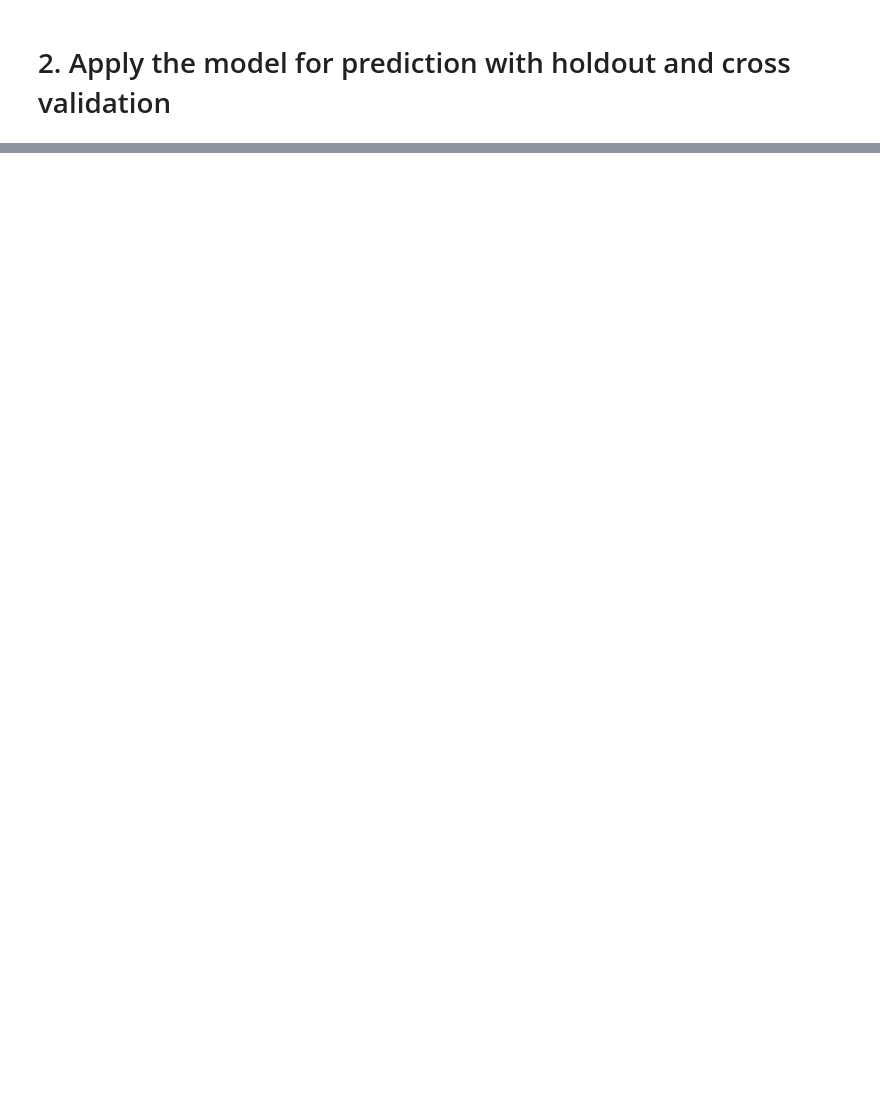
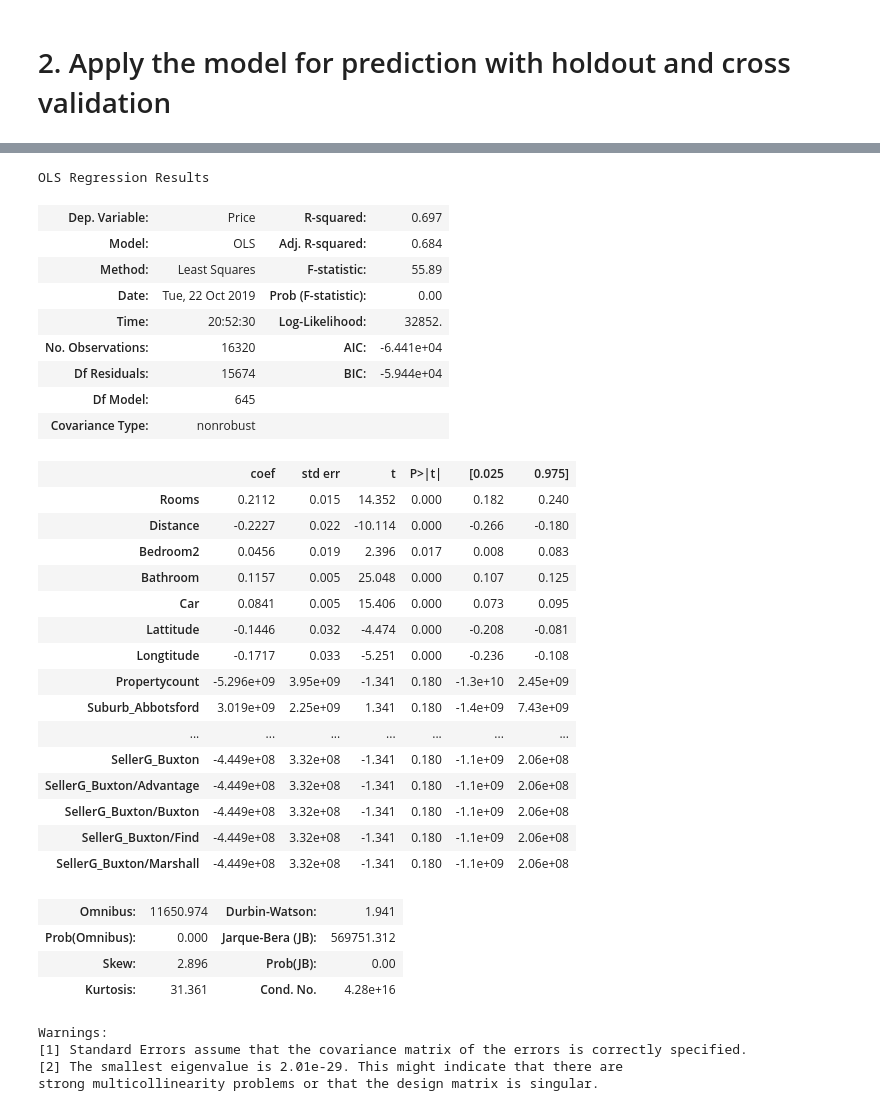
Before and after one commit to duy8498874/Linear-Regression, a Jupyter notebook: Regression_Assignment.ipynb, the cells around one changed output, grey strips where cells are left out. Drawn from its saved outputs; the diff is of its cells as text; code cells hidden in the pictures; blank space fills up the shorter version.

```diff
--- a/Regression_Assignment.ipynb
+++ b/Regression_Assignment.ipynb
@@ -301,0 +293,2 @@ data2.head()
+# %%
+data_train_target=data_train['Price']
@@ -301,0 +301,5 @@ data2.head()
+# %%
+X = data_train
+y = data_train_target
+# %%
+model = sm.OLS(y, X).fit()
@@ -301,0 +308,2 @@ data2.head()
+# %%
+pd.options.display.float_format = '{:.5f}'.format
@@ -301,0 +350,37 @@ data2.head()
+# %%
+model.summary()
+# %% [output]
+OLS Regression Results
+| Dep. Variable: | Price | R-squared: | 0.697 |
+| Model: | OLS | Adj. R-squared: | 0.684 |
+| Method: | Least Squares | F-statistic: | 55.89 |
+| Date: | Tue, 22 Oct 2019 | Prob (F-statistic): | 0.00 |
+| Time: | 20:52:30 | Log-Likelihood: | 32852. |
+| No. Observations: | 16320 | AIC: | -6.441e+04 |
+| Df Residuals: | 15674 | BIC: | -5.944e+04 |
+| Df Model: | 645 |  |  |
+| Covariance Type: | nonrobust |  |  |
+|  | coef | std err | t | P>|t| | [0.025 | 0.975] |
+| Rooms | 0.2112 | 0.015 | 14.352 | 0.000 | 0.182 | 0.240 |
+| Distance | -0.2227 | 0.022 | -10.114 | 0.000 | -0.266 | -0.180 |
+| Bedroom2 | 0.0456 | 0.019 | 2.396 | 0.017 | 0.008 | 0.083 |
+| Bathroom | 0.1157 | 0.005 | 25.048 | 0.000 | 0.107 | 0.125 |
+| Car | 0.0841 | 0.005 | 15.406 | 0.000 | 0.073 | 0.095 |
+| Lattitude | -0.1446 | 0.032 | -4.474 | 0.000 | -0.208 | -0.081 |
+| Longtitude | -0.1717 | 0.033 | -5.251 | 0.000 | -0.236 | -0.108 |
+| Propertycount | -5.296e+09 | 3.95e+09 | -1.341 | 0.180 | -1.3e+10 | 2.45e+09 |
+| Suburb_Abbotsford | 3.019e+09 | 2.25e+09 | 1.341 | 0.180 | -1.4e+09 | 7.43e+09 |
+| ... | ... | ... | ... | ... | ... | ... |
+| SellerG_Buxton | -4.449e+08 | 3.32e+08 | -1.341 | 0.180 | -1.1e+09 | 2.06e+08 |
+| SellerG_Buxton/Advantage | -4.449e+08 | 3.32e+08 | -1.341 | 0.180 | -1.1e+09 | 2.06e+08 |
+| SellerG_Buxton/Buxton | -4.449e+08 | 3.32e+08 | -1.341 | 0.180 | -1.1e+09 | 2.06e+08 |
+| SellerG_Buxton/Find | -4.449e+08 | 3.32e+08 | -1.341 | 0.180 | -1.1e+09 | 2.06e+08 |
+| SellerG_Buxton/Marshall | -4.449e+08 | 3.32e+08 | -1.341 | 0.180 | -1.1e+09 | 2.06e+08 |
+| Omnibus: | 11650.974 | Durbin-Watson: | 1.941 |
+| Prob(Omnibus): | 0.000 | Jarque-Bera (JB): | 569751.312 |
+| Skew: | 2.896 | Prob(JB): | 0.00 |
+| Kurtosis: | 31.361 | Cond. No. | 4.28e+16 |
+Warnings:
+[1] Standard Errors assume that the covariance matrix of the errors is correctly specified.
+[2] The smallest eigenvalue is 2.01e-29. This might indicate that there are
+strong multicollinearity problems or that the design matrix is singular.
```
Also changed, not shown: parts of 15 cells of this notebook.
